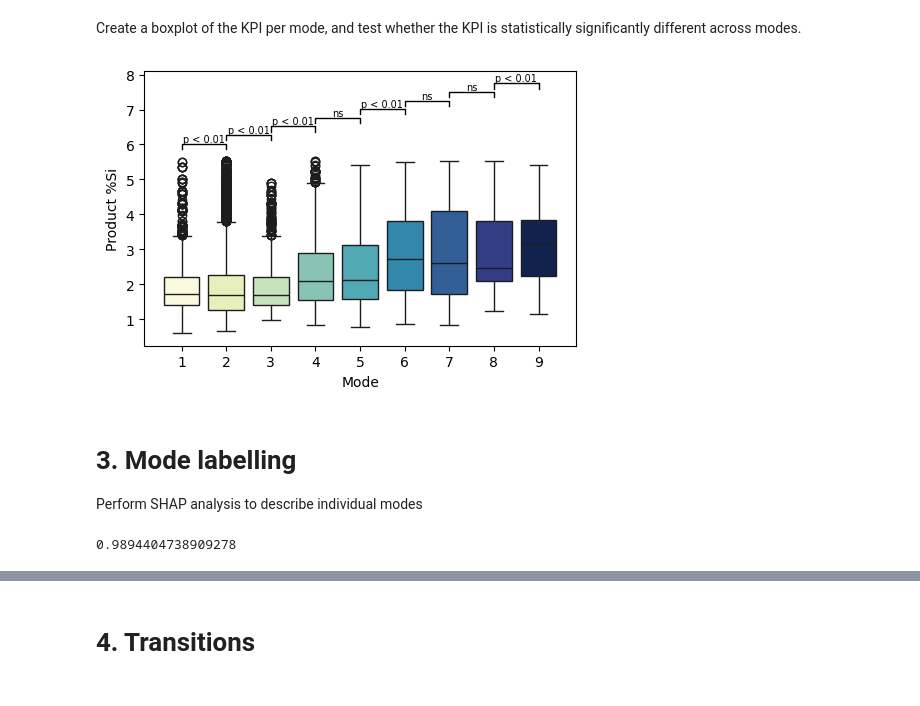
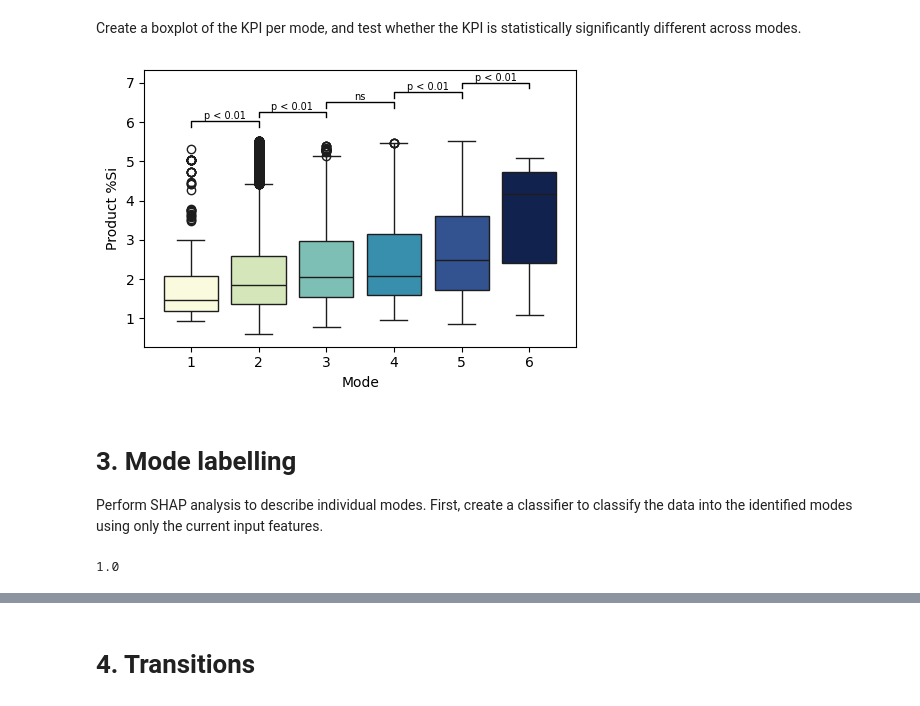
Before and after one commit to Stellenbosch-University-Process-Eng/Optimality-graph, a Jupyter notebook: caseStudy.ipynb, the cells around one changed output, grey strips where cells are left out. Drawn from its saved outputs; the diff is of its cells as text; code cells hidden in the pictures.

```diff
--- a/caseStudy.ipynb
+++ b/caseStudy.ipynb
@@ -185,9 +164,9 @@ Lowest MSE at n=13;  selected (most parsimonious) n=8
 # %% [markdown]
 Perform clustering using k-means clustering.
 # %%
-n_clusters = 15
-kmeans = KMeans(n_clusters=n_clusters, random_state=42)
-pls_labels = kmeans.fit_predict(T)
+cluster_model = KMeans(n_clusters=15, random_state=42)
+pls_labels = cluster_model.fit_predict(T)
+n_clusters = np.unique(pls_labels).size
 
 plot_data = pd.DataFrame({'Latent variable 1': T[:, 0], 'Latent variable 2': T[:, 1], 'Cluster': pls_labels})
 sns.jointplot(data=plot_data, x='Latent variable 1', y='Latent variable 2', hue='Cluster', palette='Dark2',
@@ -207,10 +177,8 @@ for (ax, col) in zip(axs.flatten(), df.columns):
 # %% [markdown]
 Let's try to reduce the number of transitions by combining clusters together.
 # %%
-cluster_metric = pd.DataFrame({'Cluster t_{k}': pls_labels[:-1],
-                               'Cluster t_{k+1}': pls_labels[1:]})
-cm = confusion_matrix(cluster_metric['Cluster t_{k}'],
-                      cluster_metric['Cluster t_{k+1}']) + 0.
+cm = confusion_matrix(pls_labels[:-1],
+                      pls_labels[1:]).astype(float)
 cm += cm.T
 cm[np.triu_indices_from(cm)] = np.nan
 
@@ -243,0 +192,27 @@ plt.show()
+# %%
+threshold = 25
+# Edge between i and j whenever transitions exceed the threshold
+G_merge = nx.Graph()
+G_merge.add_nodes_from(range(n_clusters))
+for i in range(n_clusters):
+    for j in range(i + 1):
+        if cm[i, j] > threshold:
+            G_merge.add_edge(i, j)
+
+join = [tuple(sorted(comp)) for comp in nx.connected_components(G_merge)]
+
+cluster_mapping = {}
+for new_label, group in enumerate(join):
+    for old_label in group:
+        cluster_mapping[old_label] = new_label
+
+pls_labels_joined = np.array([cluster_mapping.get(k) for k in pls_labels])
+
+cm_merged = confusion_matrix(pls_labels_joined[:-1],
+                      pls_labels_joined[1:]) + 0.
+cm_merged += cm_merged.T
+cm_merged[np.triu_indices_from(cm_merged)] = np.nan
+
+plt.figure(figsize=(10, 10))
+sns.heatmap(cm_merged, annot=True, fmt='.0f', cmap='Reds')
+plt.show()
@@ -244,44 +221,42 @@ plt.show()
 # %% [markdown]
 Create a boxplot of the KPI per mode, and test whether the KPI is statistically significantly different across modes.
 # %%
-from scipy.stats import mannwhitneyu
-
 # Compute mean Product Si per cluster label
 means = pd.Series(df['Product Si']).groupby(pls_labels_joined).mean()
 label_order_map = {label: i+1 for i, label in enumerate(means.sort_values().index.tolist())}
 df['ordered_cluster_label'] = [label_order_map[l] for l in pls_labels_joined]
 
 unique_labels = sorted(df['ordered_cluster_label'].unique())
 groups = {lbl: df.loc[df['ordered_cluster_label'] == lbl, 'Product Si'].values
           for lbl in unique_labels}
 
 fig, ax = plt.subplots(figsize=(5, 3.5))
 sns.boxplot(x=df['ordered_cluster_label'], y=df['Product Si'], ax=ax, hue=df['ordered_cluster_label'], palette='YlGnBu', legend=False)
 
 # Add significance brackets between adjacent pairs
 y_range = df['Product Si'].max() - df['Product Si'].min()
 h   = y_range * 0.03   # bracket tick height
 gap = y_range * 0.02   # gap between successive brackets
 bar_y = ax.get_ylim()[1] + gap
 
 for i in range(len(unique_labels) - 1):
     g1, g2 = unique_labels[i], unique_labels[i + 1]
-    _, p = mannwhitneyu(groups[g1], groups[g2], alternative='two-sided')
+    _, p = stats.mannwhitneyu(groups[g1], groups[g2], alternative='two-sided')
     sig = 'p < 0.01' if p < 0.01 else 'p < 0.05' if p < 0.05 else 'ns'
     x1, x2 = i, i + 1
     ax.plot([x1, x1, x2, x2], [bar_y, bar_y + h, bar_y + h, bar_y], lw=1, c='k')
     ax.text((x1 + x2) / 2, bar_y + h, sig, ha='center', va='bottom', fontsize=7)
     bar_y += h + gap
 
 ax.set_xlabel('Mode')
 ax.set_ylabel('Product %Si')
 plt.tight_layout()
 plt.show()
 # %% [output]
-[figure, old version]
+[figure, new version]
 # %% [markdown]
 # 3. Mode labelling
-Perform SHAP analysis to describe individual modes
+Perform SHAP analysis to describe individual modes. First, create a classifier to classify the data into the identified modes using only the current input features.
 # %%
 # Train basic LightGBM classifier
 lgb_classifier = lgb.LGBMClassifier(
@@ -292,25 +267,13 @@ lgb_classifier = lgb.LGBMClassifier(
     verbose=-1  # Suppress warnings
 )
 
-level_cols   = [c for c in df.columns if c.startswith('Level')]
-airflow_cols = [c for c in df.columns if c.startswith('Air Flow')]
-drop_cols    = targets + ['ordered_cluster_label']
-
-df_classifier = (df
-    .drop(columns=drop_cols + level_cols + airflow_cols, errors='ignore')
-    .assign(**{
-        'Levels':   df[level_cols].mean(axis=1),
-        'Air Flow': df[airflow_cols].mean(axis=1),
-    })
-)
-
-#df_classifier = df.drop(['ordered_cluster_label'], axis=1).drop(targets, axis=1).copy()
+df_classifier = df.drop(columns = ['ordered_cluster_label'] + targets, axis=1).copy()
 
 y_pred = lgb_classifier.fit(df_classifier, df['ordered_cluster_label'])
 y_pred = lgb_classifier.predict(df_classifier)
 print(accuracy_score(df['ordered_cluster_label'], y_pred))
 # %% [output]
-0.9894404738909278
+1.0
 # %%
 # Initialize the SHAP explainer for the gradient boosting classifier
 explainer = shap.TreeExplainer(lgb_classifier)
```
Also changed, not shown: parts of 18 cells of this notebook.
